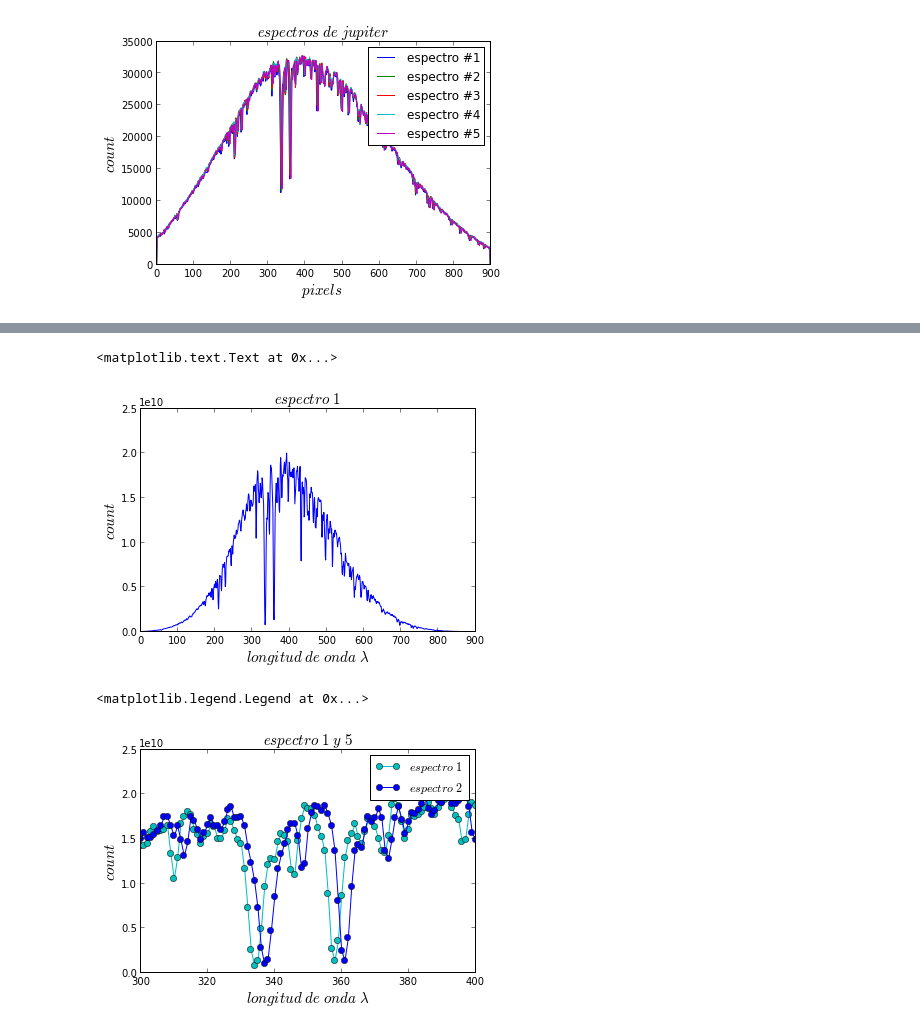
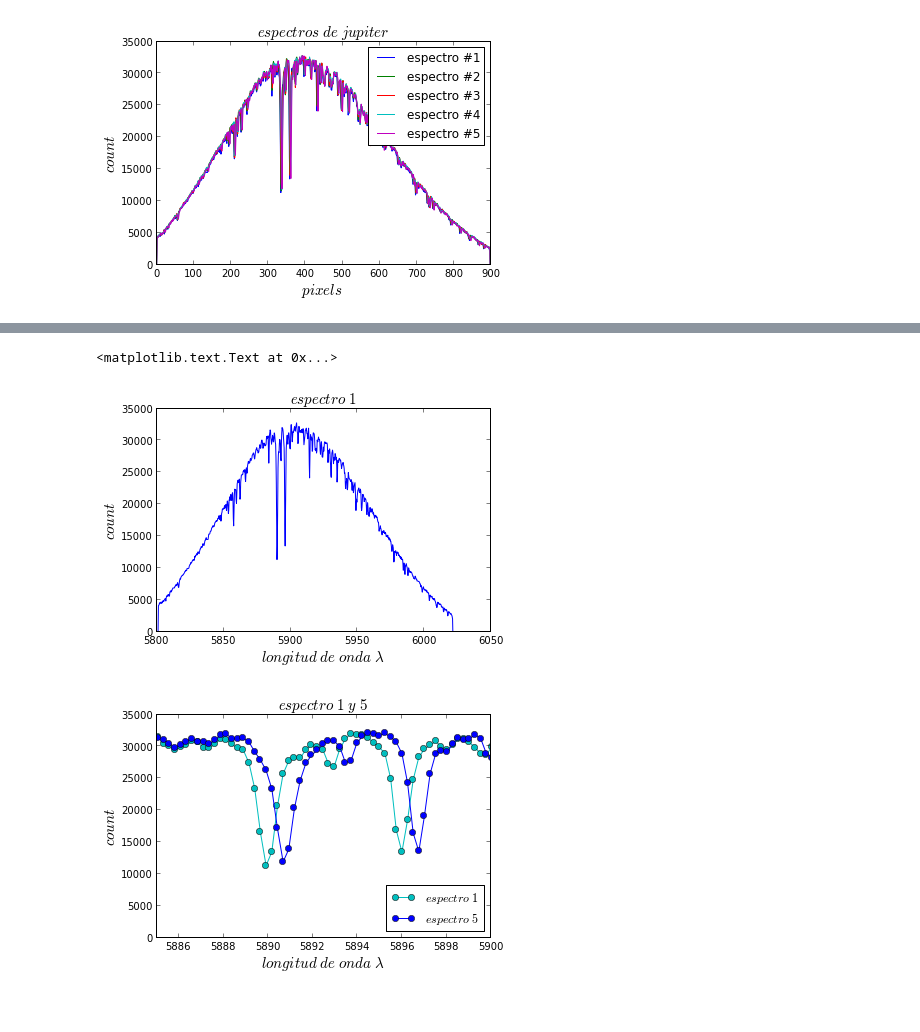
Before and after one commit to daniel-lozano/lab-intermedio, a Jupyter notebook: jupiter/espectros.ipynb, the cells around one changed output, grey strips where cells are left out. Saved outputs shown, nothing was run; the diff lists cells and outputs as text; code cells hidden in the pictures.

```diff
--- a/jupiter/espectros.ipynb
+++ b/jupiter/espectros.ipynb
@@ -34,0 +22,12 @@ print len(p5)
+# %%
+p1=uno[:,0]
+p2=dos[:,0]
+p3=tres[:,0]
+p4=cuatro[:,0]
+p5=cinco[:,0]
+c1=uno[:,1]
+c2=dos[:,1]
+c3=tres[:,1]
+c4=cuatro[:,1]
+c5=cinco[:,1]
+print len(c5)
@@ -46,8 +47,9 @@ legend()
 <matplotlib.legend.Legend at 0x...>
 [figure]
 # %%
+
 def regresion(x):
-    y= (2.9**(-7))*x**3 - (1.3**(-4))*x**2 - (1.4**(-4))*x + 5891.25
+    y= -(3.6*10**(-9))*x**3 - (3.2*10**(-5))*x**2 + (0.277)*x + 5801.092
     return y
 # %%
 L1=zeros(len(p1),dtype="float")
@@ -65,19 +72,20 @@ for i in range(len(p1)):
 # %%
-plot(c1,L1)
+plot(L1,c1)
+
 xlabel("$ longitud\ de\ onda\ \lambda $",size=15)
 ylabel("$ count $",size=15)
 title("$ espectro\ 1\ $",size=15)
 # %% [output]
 <matplotlib.text.Text at 0x...>
-[figure, old version]
+[figure, new version]
 # %%
-plot(c1,L1,"-o",c="c",label="$ espectro\ 1\ $")
-plot(c5,L5,"-o",c="b",label="$ espectro\ 2\ $")
+plot(L1,c1,"-o",c="c",label="$ espectro\ 1\ $")
+plot(L5,c5,"-o",c="b",label="$ espectro\ 5\ $")
 xlabel("$ longitud\ de\ onda\ \lambda $",size=15)
 ylabel("$ count $",size=15)
 title("$ espectro\ 1\ y\ 5\ $",size=15)
-xlim(300,400)
-legend()
+xlim(5885,5900)
+legend(loc=4)
+savefig("espectros_1_&_5.png")
 # %% [output]
-<matplotlib.legend.Legend at 0x...>
-[figure, old version]
+[figure, new version]
```
Also changed, not shown: parts of 10 cells of this notebook, 5 other files.
